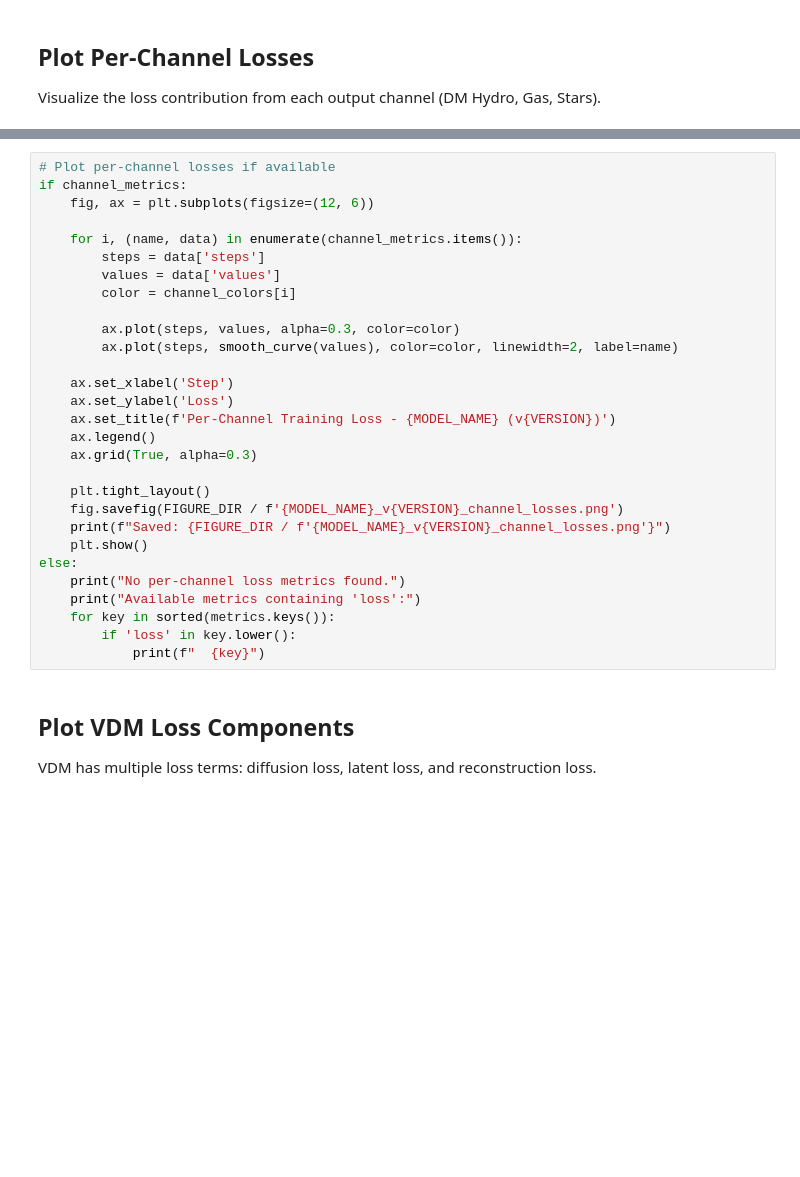
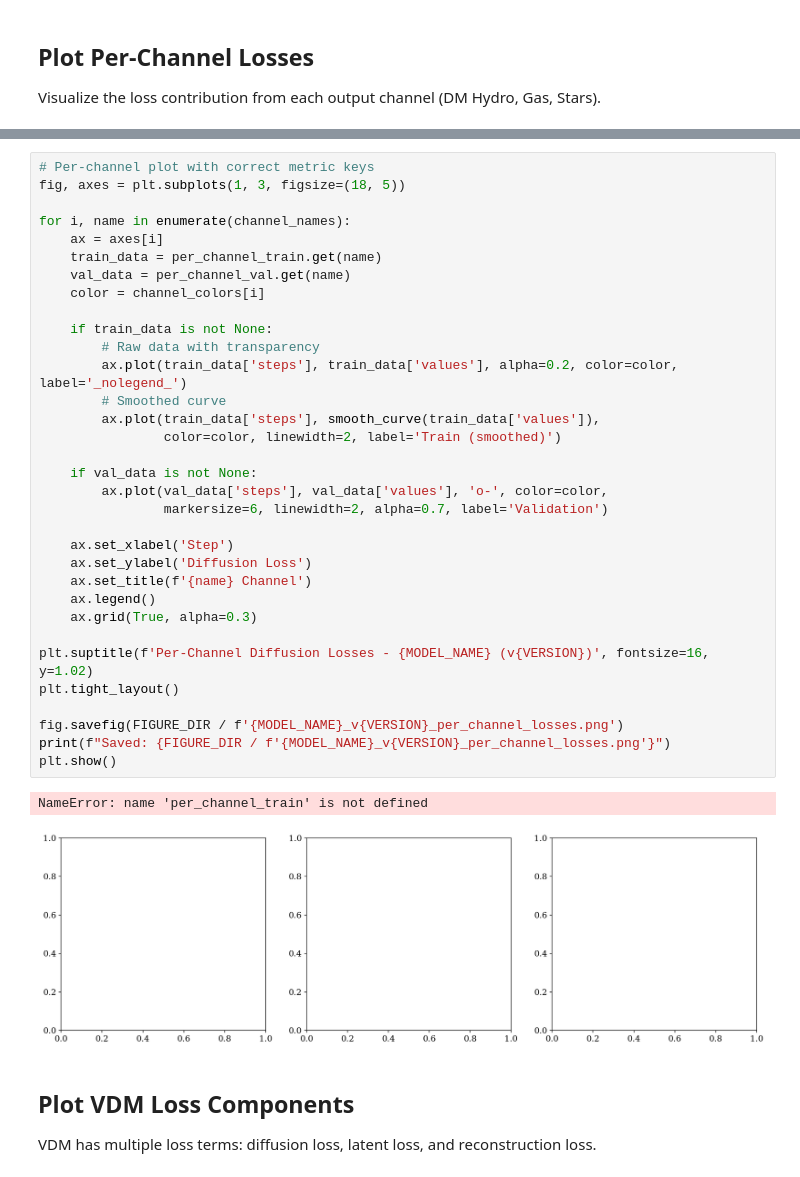
Before and after one commit to Maxelee/vdm_BIND, a Jupyter notebook: analysis/notebooks/training_loss_curves.ipynb, the cells around one changed output, grey strips where cells are left out. Saved outputs shown, nothing was run; the diff lists cells and outputs as text; blank space fills up the shorter version.

```diff
--- a/analysis/notebooks/training_loss_curves.ipynb
+++ b/analysis/notebooks/training_loss_curves.ipynb
@@ -195,32 +276,39 @@ if not channel_metrics:
 # %%
-# Plot per-channel losses if available
-if channel_metrics:
-    fig, ax = plt.subplots(figsize=(12, 6))
+# Per-channel plot with correct metric keys
+fig, axes = plt.subplots(1, 3, figsize=(18, 5))
 
-    for i, (name, data) in enumerate(channel_metrics.items()):
-        steps = data['steps']
-        values = data['values']
-        color = channel_colors[i]
+for i, name in enumerate(channel_names):
+    ax = axes[i]
+    train_data = per_channel_train.get(name)
+    val_data = per_channel_val.get(name)
+    color = channel_colors[i]
 
-        ax.plot(steps, values, alpha=0.3, color=color)
-        ax.plot(steps, smooth_curve(values), color=color, linewidth=2, label=name)
+    if train_data is not None:
+        # Raw data with transparency
+        ax.plot(train_data['steps'], train_data['values'], alpha=0.2, color=color, label='_nolegend_')
+        # Smoothed curve
+        ax.plot(train_data['steps'], smooth_curve(train_data['values']),
+                color=color, linewidth=2, label='Train (smoothed)')
+
+    if val_data is not None:
+        ax.plot(val_data['steps'], val_data['values'], 'o-', color=color,
+                markersize=6, linewidth=2, alpha=0.7, label='Validation')
 
     ax.set_xlabel('Step')
-    ax.set_ylabel('Loss')
-    ax.set_title(f'Per-Channel Training Loss - {MODEL_NAME} (v{VERSION})')
+    ax.set_ylabel('Diffusion Loss')
+    ax.set_title(f'{name} Channel')
     ax.legend()
     ax.grid(True, alpha=0.3)
 
-    plt.tight_layout()
-    fig.savefig(FIGURE_DIR / f'{MODEL_NAME}_v{VERSION}_channel_losses.png')
-    print(f"Saved: {FIGURE_DIR / f'{MODEL_NAME}_v{VERSION}_channel_losses.png'}")
-    plt.show()
-else:
-    print("No per-channel loss metrics found.")
-    print("Available metrics containing 'loss':")
-    for key in sorted(metrics.keys()):
-        if 'loss' in key.lower():
-            print(f"  {key}")
+plt.suptitle(f'Per-Channel Diffusion Losses - {MODEL_NAME} (v{VERSION})', fontsize=16, y=1.02)
+plt.tight_layout()
+
+fig.savefig(FIGURE_DIR / f'{MODEL_NAME}_v{VERSION}_per_channel_losses.png')
+print(f"Saved: {FIGURE_DIR / f'{MODEL_NAME}_v{VERSION}_per_channel_losses.png'}")
+plt.show()
+# %% [output]
+NameError: name 'per_channel_train' is not defined
+[figure, added]
 # %% [markdown]
 ## Plot VDM Loss Components
 
```
Also changed, not shown: parts of 16 cells of this notebook, 19 other files.
